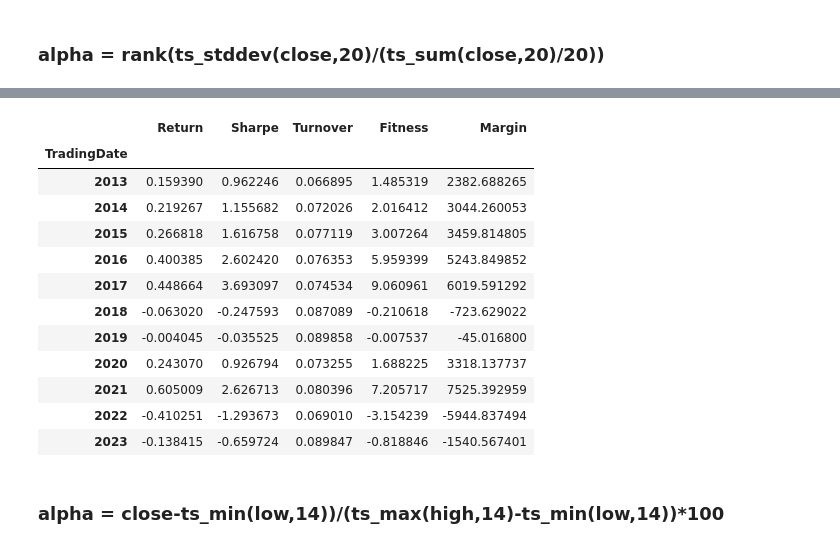
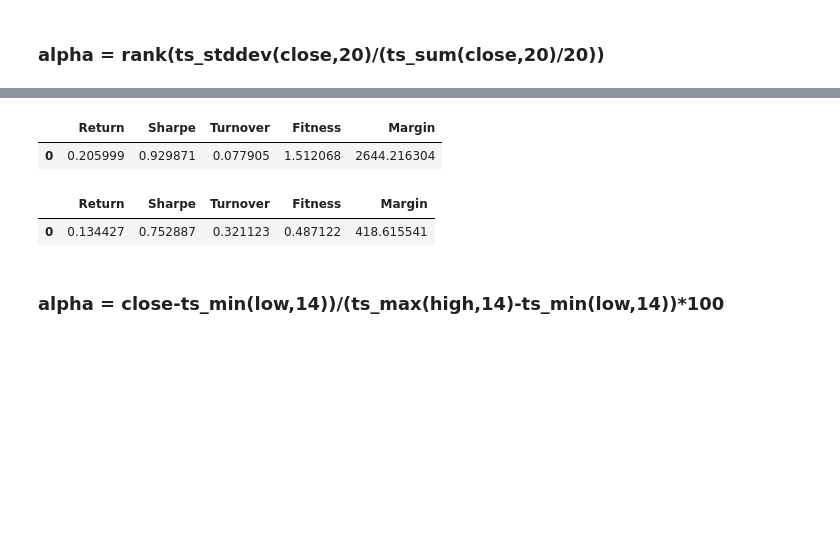
Before and after one commit to khanhtrinh2003/VN30-Strategy, a Jupyter notebook: main.ipynb, the cells around one changed output, grey strips where cells are left out. Drawn from its saved outputs; the diff is of its cells as text; code cells hidden in the pictures; blank space fills up the shorter version.

```diff
--- a/main.ipynb
+++ b/main.ipynb
@@ -209,19 +207,13 @@ plt.legend()
 # %%
-a.get_summary()
+a.get_overall()
 # %% [output]
 |  | Return | Sharpe | Turnover | Fitness | Margin |
-| TradingDate |  |  |  |  |  |
-| 2013 | 0.159390 | 0.962246 | 0.066895 | 1.485319 | 2382.688265 |
-| 2014 | 0.219267 | 1.155682 | 0.072026 | 2.016412 | 3044.260053 |
-| 2015 | 0.266818 | 1.616758 | 0.077119 | 3.007264 | 3459.814805 |
-| 2016 | 0.400385 | 2.602420 | 0.076353 | 5.959399 | 5243.849852 |
-| 2017 | 0.448664 | 3.693097 | 0.074534 | 9.060961 | 6019.591292 |
-| 2018 | -0.063020 | -0.247593 | 0.087089 | -0.210618 | -723.629022 |
-| 2019 | -0.004045 | -0.035525 | 0.089858 | -0.007537 | -45.016800 |
-| 2020 | 0.243070 | 0.926794 | 0.073255 | 1.688225 | 3318.137737 |
-| 2021 | 0.605009 | 2.626713 | 0.080396 | 7.205717 | 7525.392959 |
-| 2022 | -0.410251 | -1.293673 | 0.069010 | -3.154239 | -5944.837494 |
-| 2023 | -0.138415 | -0.659724 | 0.089847 | -0.818846 | -1540.567401 |
+| 0 | 0.205999 | 0.929871 | 0.077905 | 1.512068 | 2644.216304 |
+# %%
+b.get_overall()
+# %% [output]
+|  | Return | Sharpe | Turnover | Fitness | Margin |
+| 0 | 0.134427 | 0.752887 | 0.321123 | 0.487122 | 418.615541 |
 # %% [markdown]
 ### alpha = close-ts_min(low,14))/(ts_max(high,14)-ts_min(low,14))*100
 # %%
```
Also changed, not shown: parts of 19 cells of this notebook, 1 other file.
